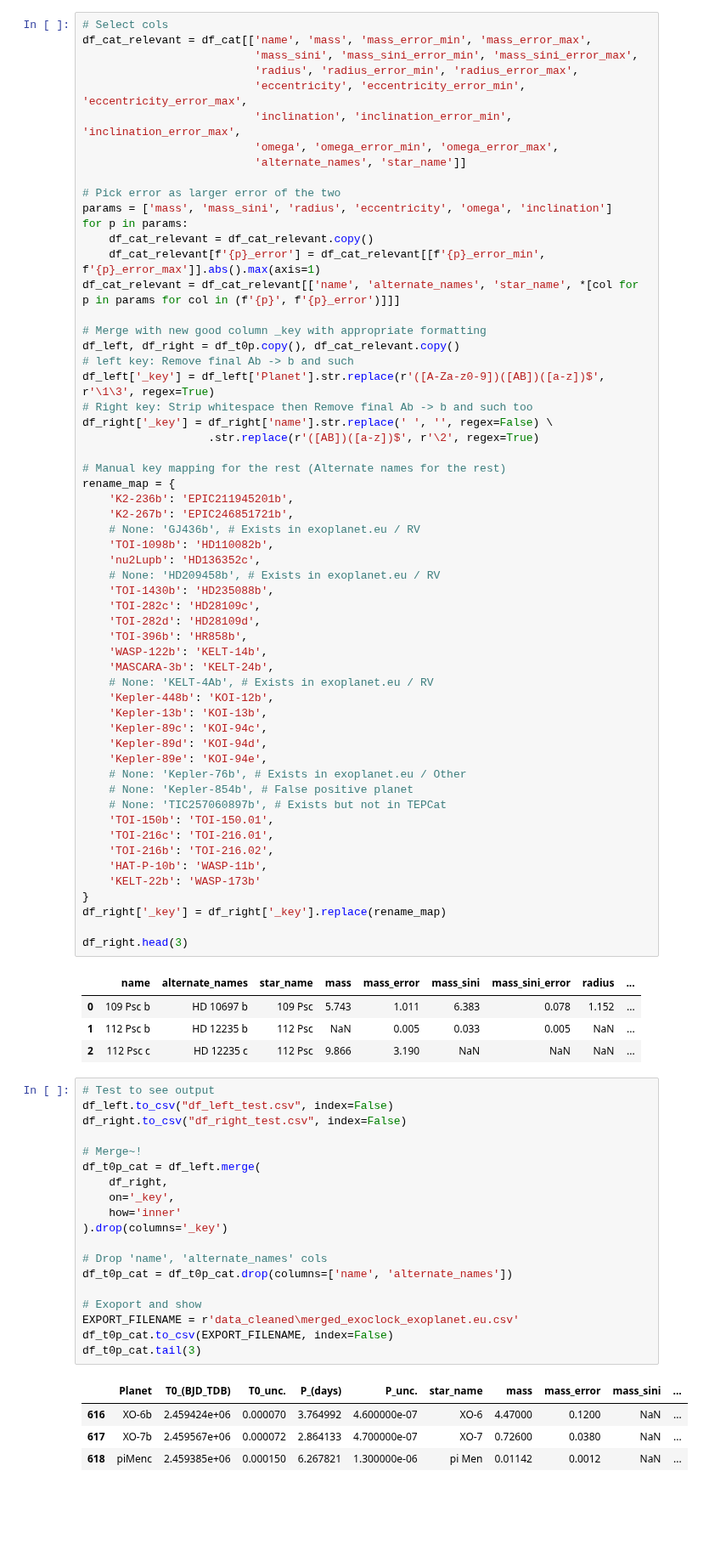
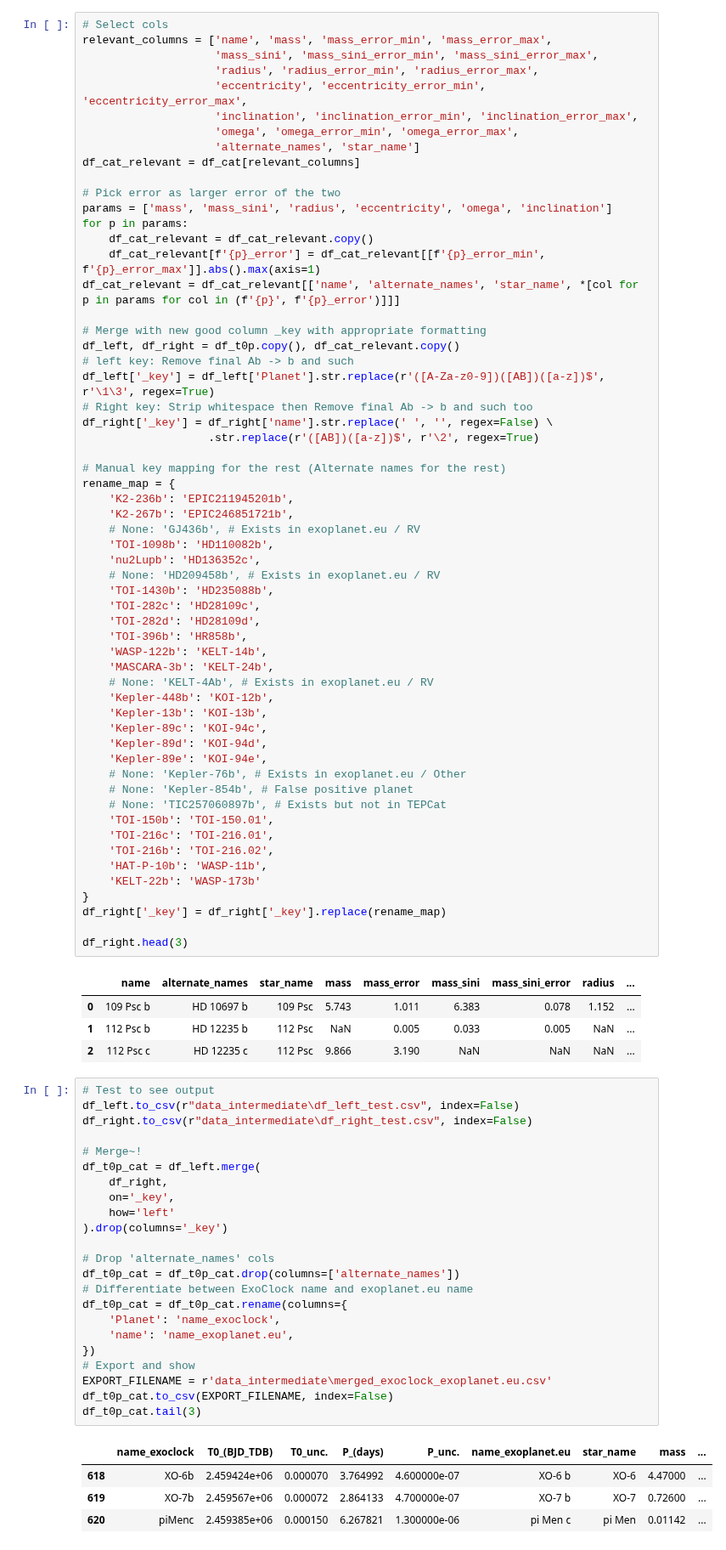
Before and after one commit to chatdanai-s/NATSUME, a Jupyter notebook: validation/Catalog_check/clean_data.ipynb, the cells around one changed output. Shown at 85% size. Drawn from its saved outputs; the diff is of its cells as text; blank space fills up the shorter version.

Commit message:
Cleaned and Merged ExoClock+exoplanet.eu
Will fill in missing values with values from NASA exoplanet database

```diff
--- a/validation/Catalog_check/clean_data.ipynb
+++ b/validation/Catalog_check/clean_data.ipynb
@@ -58,13 +58,14 @@ Index(['name', 'planet_status', 'mass', 'mass_error_min', 'mass_error_max',
       dtype='object')
 # %%
 # Select cols
-df_cat_relevant = df_cat[['name', 'mass', 'mass_error_min', 'mass_error_max',
-                          'mass_sini', 'mass_sini_error_min', 'mass_sini_error_max',
-                          'radius', 'radius_error_min', 'radius_error_max',
-                          'eccentricity', 'eccentricity_error_min', 'eccentricity_error_max',
-                          'inclination', 'inclination_error_min', 'inclination_error_max',
-                          'omega', 'omega_error_min', 'omega_error_max',
-                          'alternate_names', 'star_name']]
+relevant_columns = ['name', 'mass', 'mass_error_min', 'mass_error_max',
+                    'mass_sini', 'mass_sini_error_min', 'mass_sini_error_max',
+                    'radius', 'radius_error_min', 'radius_error_max',
+                    'eccentricity', 'eccentricity_error_min', 'eccentricity_error_max',
+                    'inclination', 'inclination_error_min', 'inclination_error_max',
+                    'omega', 'omega_error_min', 'omega_error_max',
+                    'alternate_names', 'star_name']
+df_cat_relevant = df_cat[relevant_columns]
 
 # Pick error as larger error of the two
 params = ['mass', 'mass_sini', 'radius', 'eccentricity', 'omega', 'inclination']
@@ -120,27 +121,31 @@ df_right.head(3)
 | 2 | 112 Psc c | HD 12235 c | 112 Psc | 9.866 | 3.190 | NaN | NaN | NaN | ... |
 # %%
 # Test to see output
-df_left.to_csv("df_left_test.csv", index=False)
-df_right.to_csv("df_right_test.csv", index=False)
+df_left.to_csv(r"data_intermediate\df_left_test.csv", index=False)
+df_right.to_csv(r"data_intermediate\df_right_test.csv", index=False)
 
 # Merge~!
 df_t0p_cat = df_left.merge(
     df_right,
     on='_key',
-    how='inner'
+    how='left'
 ).drop(columns='_key')
 
-# Drop 'name', 'alternate_names' cols
-df_t0p_cat = df_t0p_cat.drop(columns=['name', 'alternate_names'])
-
-# Exoport and show
-EXPORT_FILENAME = r'data_cleaned\merged_exoclock_exoplanet.eu.csv'
+# Drop 'alternate_names' cols
+df_t0p_cat = df_t0p_cat.drop(columns=['alternate_names'])
+# Differentiate between ExoClock name and exoplanet.eu name
+df_t0p_cat = df_t0p_cat.rename(columns={
+    'Planet': 'name_exoclock',
+    'name': 'name_exoplanet.eu',
+})
+# Export and show
+EXPORT_FILENAME = r'data_intermediate\merged_exoclock_exoplanet.eu.csv'
 df_t0p_cat.to_csv(EXPORT_FILENAME, index=False)
 df_t0p_cat.tail(3)
 # %% [output]
-|  | Planet | T0_(BJD_TDB) | T0_unc. | P_(days) | P_unc. | star_name | mass | mass_error | mass_sini | ... |
-| 616 | XO-6b | 2.459424e+06 | 0.000070 | 3.764992 | 4.600000e-07 | XO-6 | 4.47000 | 0.1200 | NaN | ... |
-| 617 | XO-7b | 2.459567e+06 | 0.000072 | 2.864133 | 4.700000e-07 | XO-7 | 0.72600 | 0.0380 | NaN | ... |
-| 618 | piMenc | 2.459385e+06 | 0.000150 | 6.267821 | 1.300000e-06 | pi Men | 0.01142 | 0.0012 | NaN | ... |
+|  | name_exoclock | T0_(BJD_TDB) | T0_unc. | P_(days) | P_unc. | name_exoplanet.eu | star_name | mass | ... |
+| 618 | XO-6b | 2.459424e+06 | 0.000070 | 3.764992 | 4.600000e-07 | XO-6 b | XO-6 | 4.47000 | ... |
+| 619 | XO-7b | 2.459567e+06 | 0.000072 | 2.864133 | 4.700000e-07 | XO-7 b | XO-7 | 0.72600 | ... |
+| 620 | piMenc | 2.459385e+06 | 0.000150 | 6.267821 | 1.300000e-06 | pi Men c | pi Men | 0.01142 | ... |
 # %%
 # Check removed left
```
Also changed, not shown: parts of 9 cells of this notebook, 10 other files.
